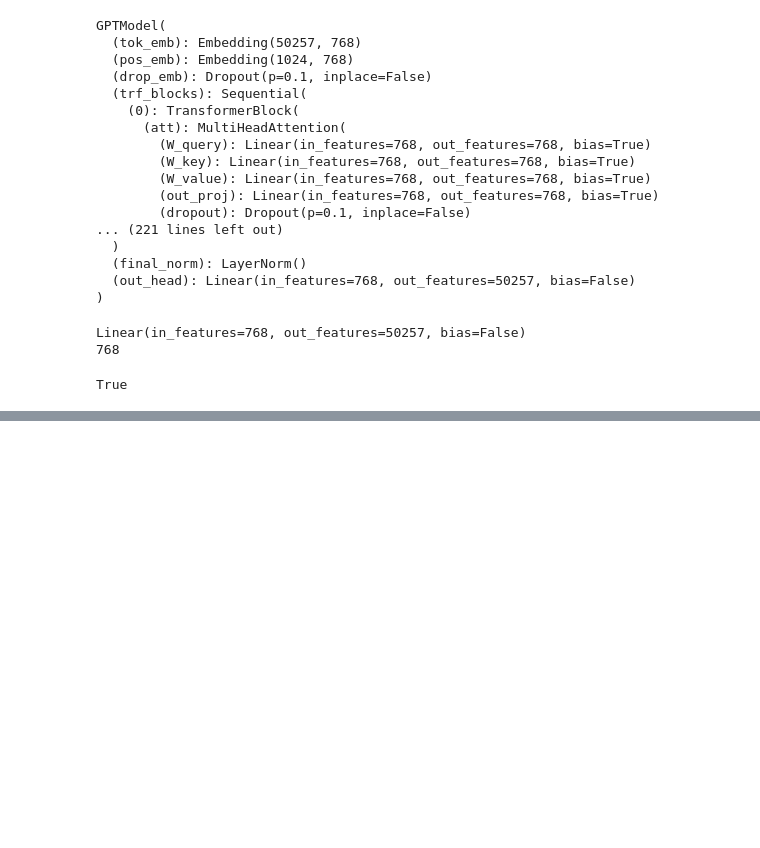
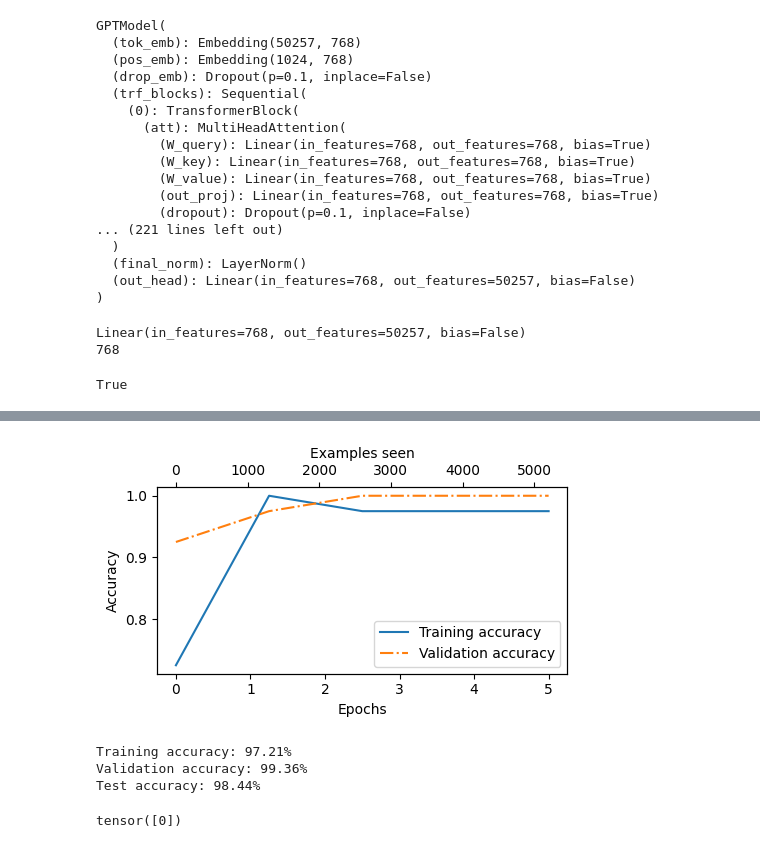
Before and after one commit to 17Swagat/LLMs-from-scratch, a Jupyter notebook: ch06/00_ME-Experimenting/notes_01.ipynb, the cells around one changed output, grey strips where cells are left out. Drawn from its saved outputs; the diff is of its cells as text; code cells hidden in the pictures; blank space fills up the shorter version.

```diff
--- a/ch06/00_ME-Experimenting/notes_01.ipynb
+++ b/ch06/00_ME-Experimenting/notes_01.ipynb
@@ -1239,0 +1508,32 @@ tensor([[-2.7751, -3.6379]])
+# %%
+epochs_tensor = torch.linspace(0, num_epochs, len(train_accs))
+examples_seen_tensor = torch.linspace(0, examples_seen, len(train_accs))
+
+plot_values(epochs_tensor, examples_seen_tensor, train_accs, val_accs, label="accuracy")
+# %% [output]
+[figure, added]
+# %%
+train_accuracy = calc_accuracy_loader(train_dataloader, gpt, device)
+val_accuracy = calc_accuracy_loader(val_dataloader, gpt, device)
+test_accuracy = calc_accuracy_loader(test_dataloader, gpt, device)
+
+print(f"Training accuracy: {train_accuracy*100:.2f}%")
+print(f"Validation accuracy: {val_accuracy*100:.2f}%")
+print(f"Test accuracy: {test_accuracy*100:.2f}%")
+# %% [output]
+Training accuracy: 97.21%
+Validation accuracy: 99.36%
+Test accuracy: 98.44%
+# %%
+# Testing the model on real data:
+txt = (
+    "You are a winner you have been specially"
+    " selected to receive $2938 cash or a $2000 award."
+)
+encoding = torch.tensor([tokenizer.encode(txt)])
+logits = gpt(encoding)
+answer = torch.argmax(logits[:, -1, :], -1)
+torch.
+answer
+# %% [output]
+tensor([0])
```
Also changed, not shown: parts of 16 cells of this notebook, 2 other files.
